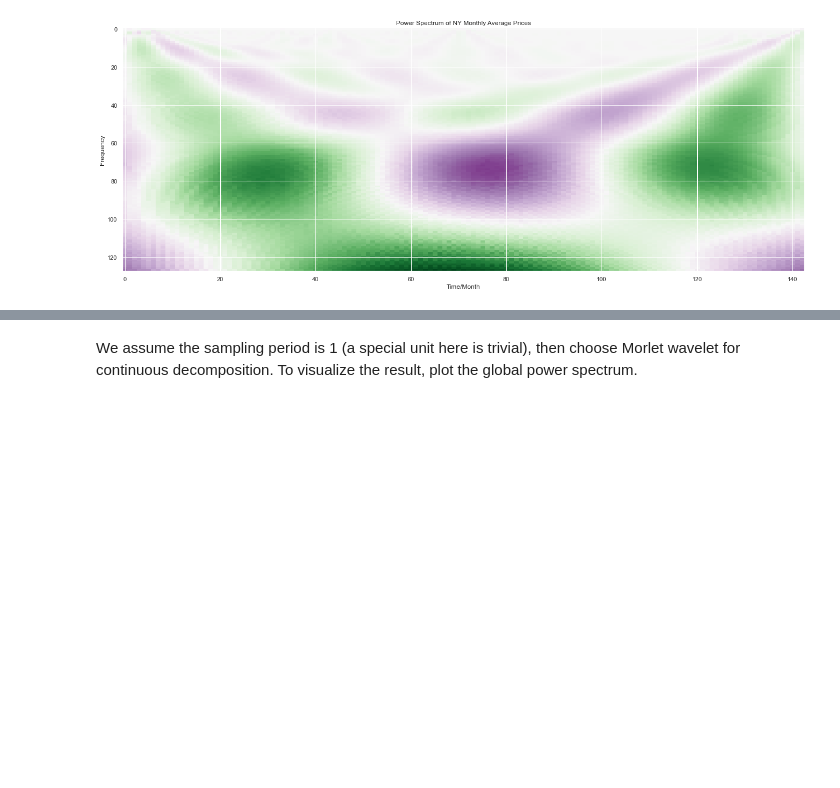
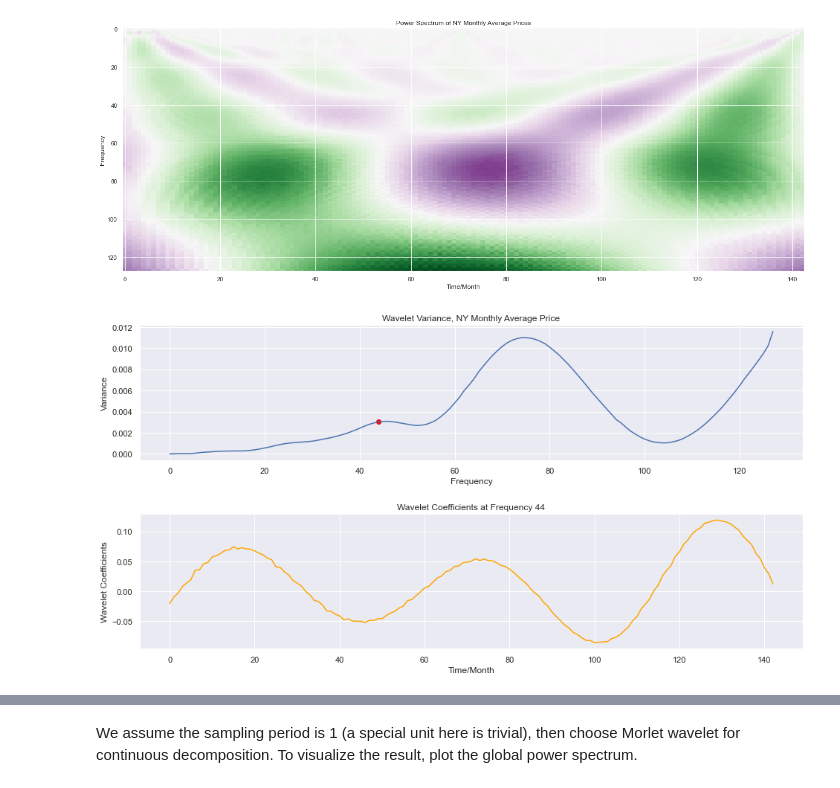
Before and after one commit to lyk-hlfcdboi/Data-Analysis, a Jupyter notebook: Airbnb Listings.ipynb, the cells around one changed output, grey strips where cells are left out. Saved outputs shown, nothing was run; the diff lists cells and outputs as text; code cells hidden in the pictures; blank space fills up the shorter version.

```diff
--- a/Airbnb Listings.ipynb
+++ b/Airbnb Listings.ipynb
@@ -680,15 +694,15 @@ First, normalize the monthly average price data (min-max) and try denoising it a
 # %%
-'''With Temporal Tendency'''
+'''With Temporal Trend'''
 plt.figure(figsize = (20, 12))
 # Denoising
 avgp_ny_ = normalize(np.array(avgp_NY['Avg_Price']).reshape(1, -1))[0]
 coef = pywt.wavedec(avgp_ny_, 'db1', level = 3)
 for i in range(1, len(coef)):
     coef[i] = pywt.threshold(coef[i], .1 * max(coef[i]))
-dno_avgp_ny = pywt.waverec(coef[:], 'db1')
-dno_avgp_ny = dno_avgp_ny[: -1]
+dno_avgp_ny_wizt = pywt.waverec(coef[:], 'db1')
+dno_avgp_ny_wizt = dno_avgp_ny_wizt[: -1]
 plt.subplot(211)
-plt.plot(np.arange(0, len(dno_avgp_ny)), dno_avgp_ny)
+plt.plot(np.arange(0, len(dno_avgp_ny_wizt)), dno_avgp_ny_wizt)
 plt.plot(np.arange(0, len(avgp_ny_)), avgp_ny_)
 plt.title('Monthly Average Price, New York')
 plt.xlabel('Time/Month');
@@ -696,11 +710,11 @@ plt.legend(['Denoised', 'Original'])
 plt.show()
 
 # Continuous Wavelet Decomposition
-coefs_ctn, f = pywt.cwt(dno_avgp_ny, np.arange(1, 129, 1), 'morl')
+coefs_ctn_wizt, f = pywt.cwt(dno_avgp_ny_wizt, np.arange(1, 129, 1), 'morl')
 plt.figure(figsize = (50, 20))
 plt.subplot(221)
-plt.imshow(coefs_ctn, cmap = 'PRGn', aspect = 'auto',
-           vmax = abs(coefs_ctn).max(), vmin = -abs(coefs_ctn).max())
+plt.imshow(coefs_ctn_wizt, cmap = 'PRGn', aspect = 'auto',
+           vmax = abs(coefs_ctn_wizt).max(), vmin = -abs(coefs_ctn_wizt).max())
 plt.ylabel('Frequency');
 plt.xlabel('Time/Month');
 plt.title('Power Spectrum of NY Monthly Average Prices')
@@ -709,3 +723,19 @@ plt.subplots_adjust(hspace = 0.4)
 # %% [output]
 [figure]
 [figure]
+# %%
+plt.subplot(211)
+plt.plot(np.arange(0, len(coefs_ctn_wizt), 1), np.var(coefs_ctn_wizt, axis = 1))
+freq = 44
+plt.xlabel('Frequency'); plt.ylabel('Variance')
+plt.scatter(freq, np.var(coefs_ctn_wizt[int(freq)]), c = 'red')
+plt.title('Wavelet Variance, NY Monthly Average Price')
+
+plt.subplot(212)
+plt.plot(np.arange(0, len(dno_avgp_ny_wizt), 1), coefs_ctn_wizt[int(freq)], c = 'orange')
+plt.title('Wavelet Coefficients at Frequency {}'.format(freq))
+plt.xlabel('Time/Month'); plt.ylabel('Wavelet Coefficients')
+
+plt.subplots_adjust(hspace = 0.4)
+# %% [output]
+[figure, added]
```
Also changed, not shown: parts of 18 cells of this notebook, 1 other file.
